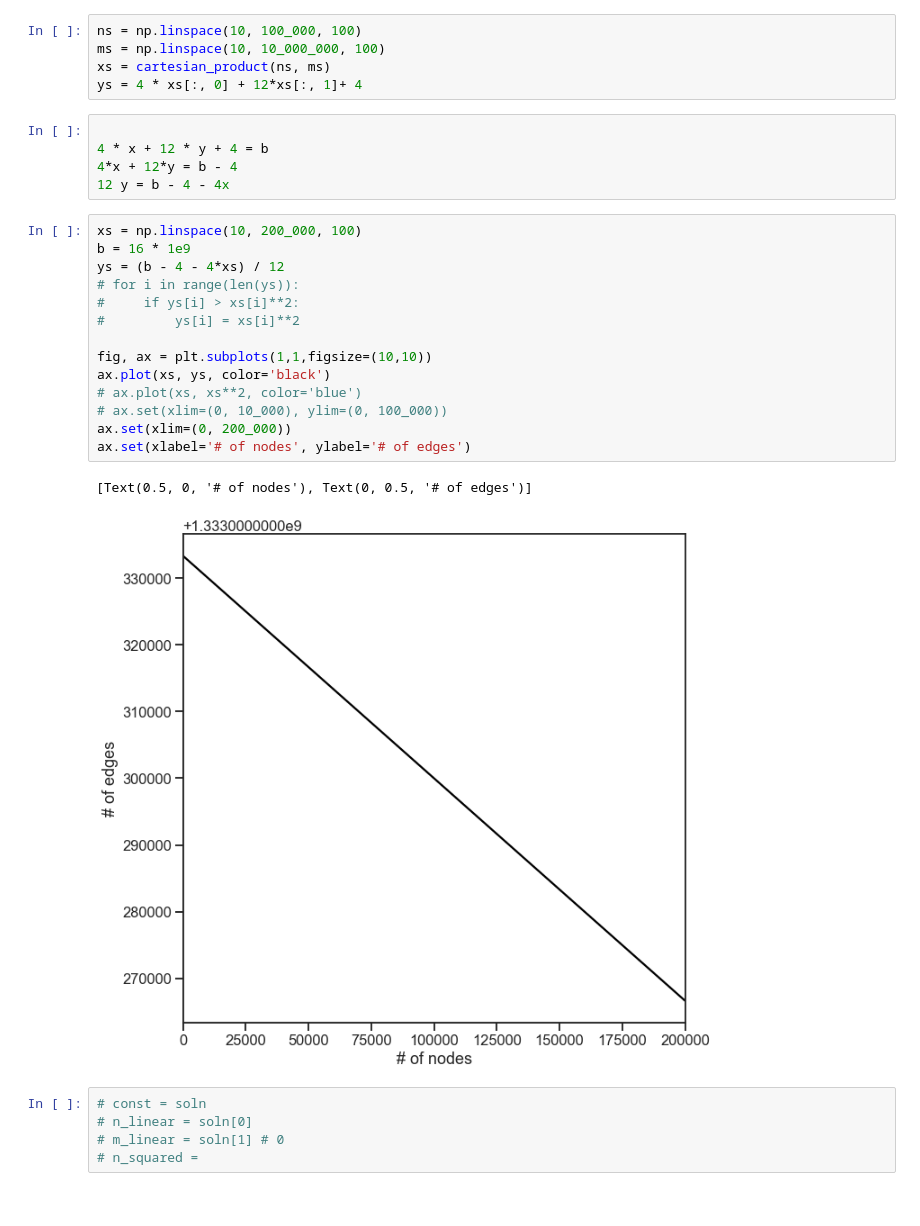
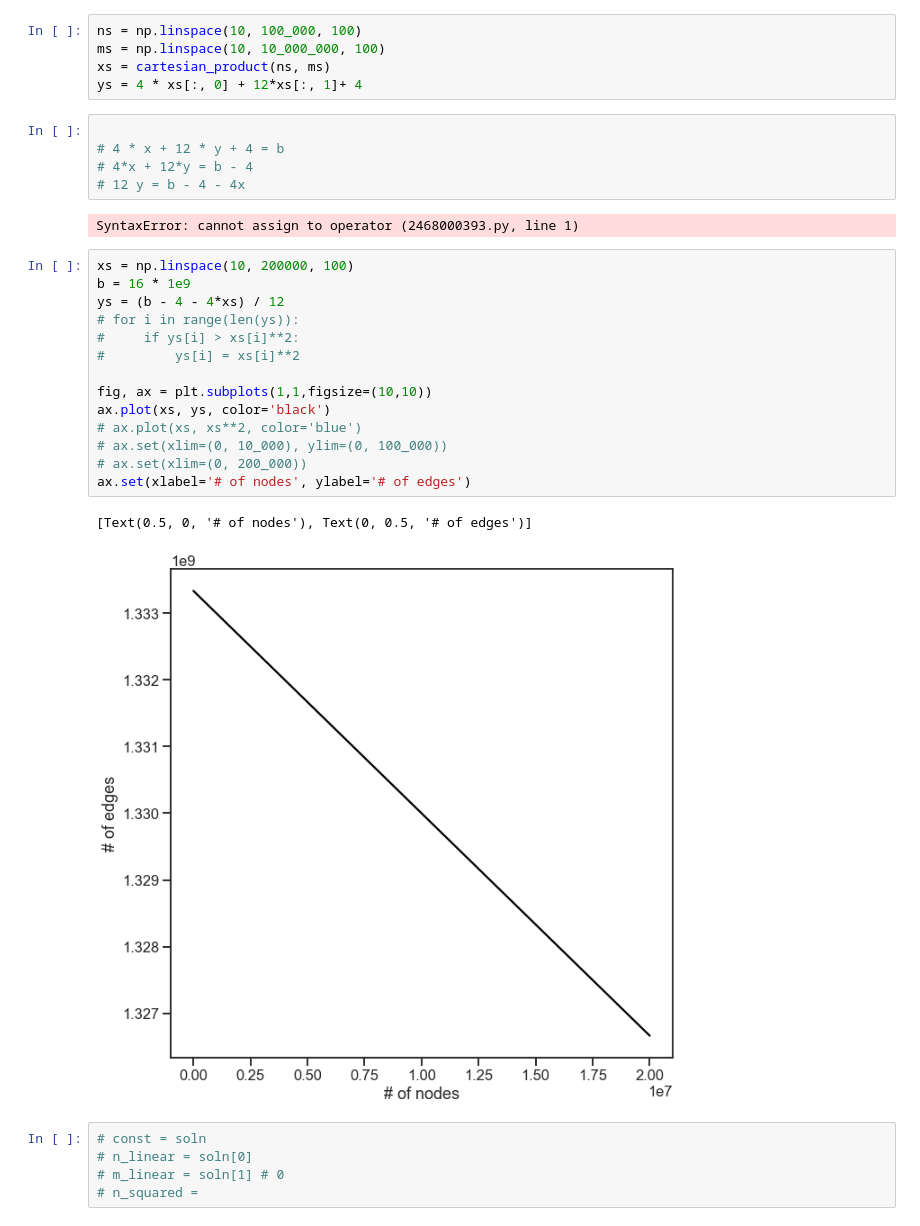
Before and after one commit to bdpedigo/networks-course, a Jupyter notebook: docs/network_size_scaling.ipynb, the cells around one changed output. Drawn from its saved outputs; the diff is of its cells as text.

```diff
--- a/docs/network_size_scaling.ipynb
+++ b/docs/network_size_scaling.ipynb
@@ -232,26 +129,28 @@ xs = cartesian_product(ns, ms)
 ys = 4 * xs[:, 0] + 12*xs[:, 1]+ 4
 # %%
 
-4 * x + 12 * y + 4 = b
-4*x + 12*y = b - 4
-12 y = b - 4 - 4x
+# 4 * x + 12 * y + 4 = b
+# 4*x + 12*y = b - 4
+# 12 y = b - 4 - 4x
+# %% [output]
+SyntaxError: cannot assign to operator (2468000393.py, line 1)
 # %%
-xs = np.linspace(10, 200_000, 100)
+xs = np.linspace(10, 200000, 100)
 b = 16 * 1e9
 ys = (b - 4 - 4*xs) / 12
 # for i in range(len(ys)):
 #     if ys[i] > xs[i]**2:
 #         ys[i] = xs[i]**2
 
 fig, ax = plt.subplots(1,1,figsize=(10,10))
 ax.plot(xs, ys, color='black')
 # ax.plot(xs, xs**2, color='blue')
 # ax.set(xlim=(0, 10_000), ylim=(0, 100_000))
-ax.set(xlim=(0, 200_000))
+# ax.set(xlim=(0, 200_000))
 ax.set(xlabel='# of nodes', ylabel='# of edges')
 # %% [output]
 [Text(0.5, 0, '# of nodes'), Text(0, 0.5, '# of edges')]
-[figure, old version]
+[figure, new version]
 # %%
 # const = soln
 # n_linear = soln[0]
```
Also changed, not shown: parts of 5 cells of this notebook, 8 other files.
